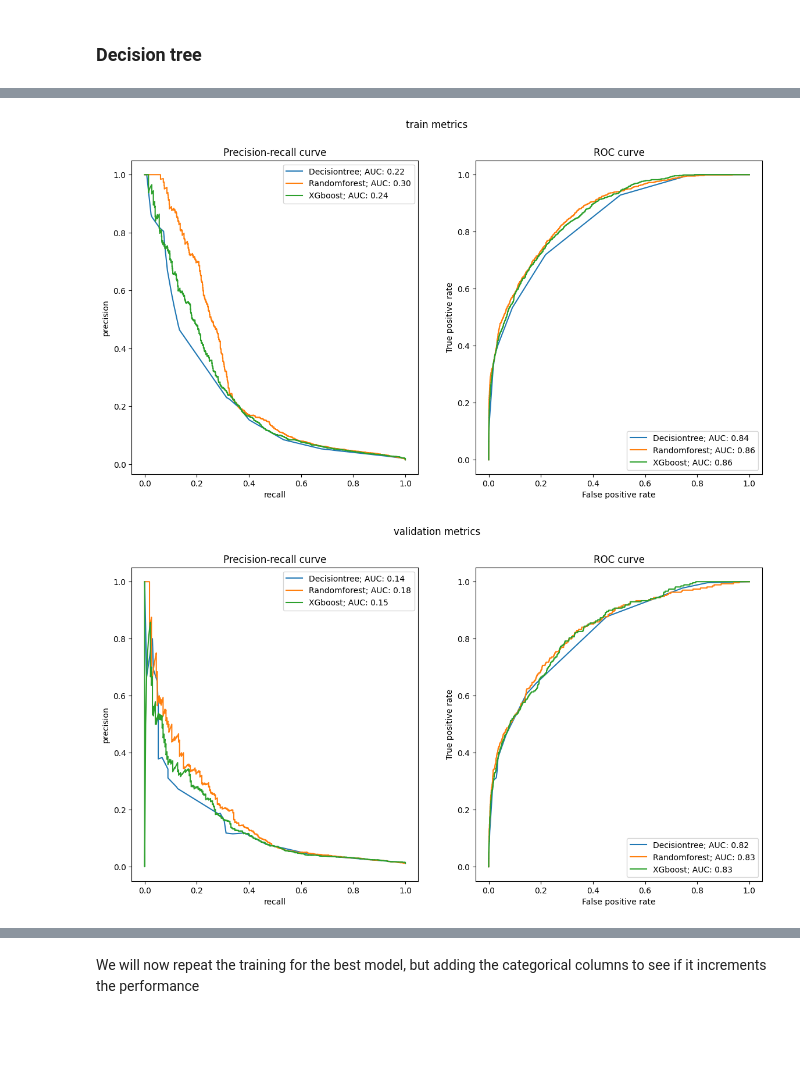
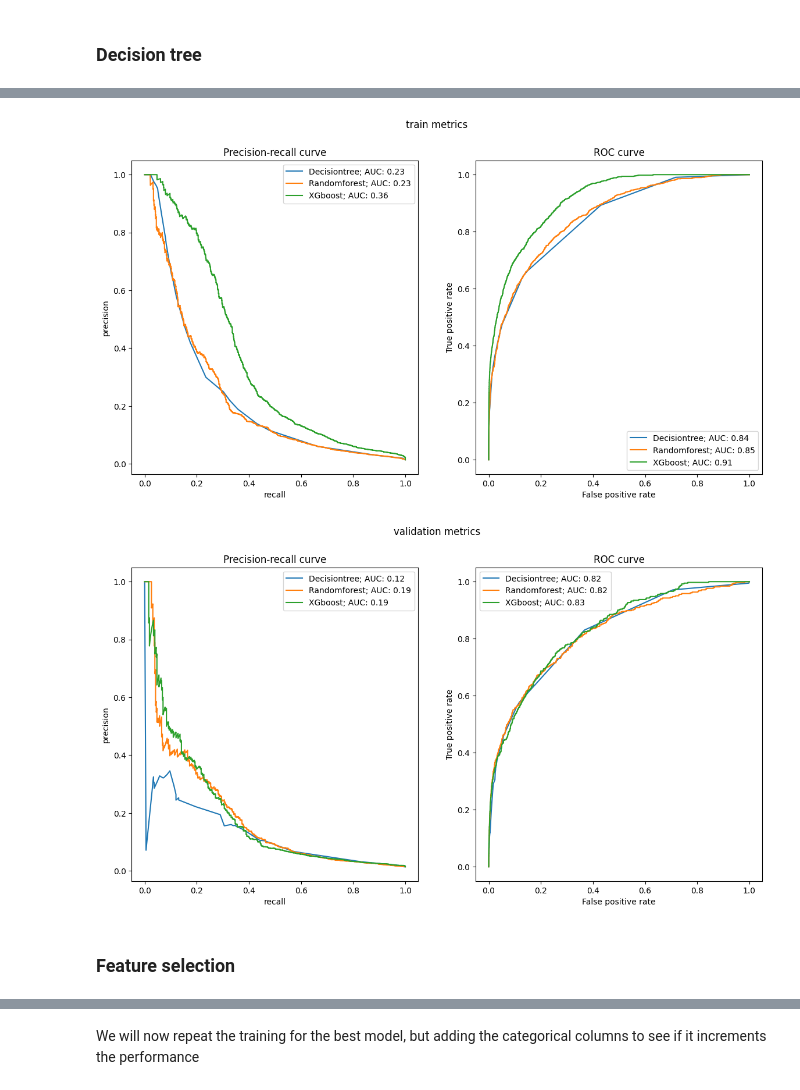
Before and after one commit to Pablomarttinn/zrive-ds, a Jupyter notebook: src/module_4/exploration_nonLinear.ipynb, the cells around one changed output, grey strips where cells are left out. Drawn from its saved outputs; the diff is of its cells as text; code cells hidden in the pictures; blank space fills up the shorter version.

```diff
--- a/src/module_4/exploration_nonLinear.ipynb
+++ b/src/module_4/exploration_nonLinear.ipynb
@@ -128,4 +128,9 @@ Data columns (total 27 columns):
 dtypes: datetime64[ns](1), float64(19), int64(4), object(3)
 memory usage: 462.3+ MB
 # %%
-df_selected = df_selected.sample(n=100000, random_state = 42)
+orders = df_selected.order_id.drop_duplicates()
+order_sampled = orders.sample(150,random_state=42)
+
+df_sampled = df_selected[df_selected.order_id.isin(order_sampled)]
+
+df_sampled.shape
@@ -169,5 +176,7 @@ Text(0.5, 1.0, 'Daily_orders')
 # %% [markdown]
 As showed in previous explorations, the purchase behaviour changes over time, giving us another reason apart from the temporal nature of the data to perform a time split, as we can not assume that the puchase behaviour in the future will remain the same, and the model must be subjected to that uncertainity too
+# %%
+df_selected = df_sampled
 # %%
 cumsum_daily_orders = daily_orders.cumsum()/daily_orders.sum()
 
@@ -340,32 +349,38 @@ models = {
     'Decisiontree': DecisionTreeClassifier(random_state=42),
     'Randomforest': RandomForestClassifier(random_state=42),
     'XGboost': XGBClassifier(random_state=42, eval_metric="logloss")
     }
 
 tscv = TimeSeriesSplit(n_splits=5)
 
 results = {}
 
 for name,model in models.items():
 
     grid = GridSearchCV(
         model,
         param_grid = param_grids[name],
         cv = tscv,
         scoring='average_precision',
         n_jobs=-1
     )
 
     grid.fit(X_train[training_cols],y_train)
     results[name] = grid.best_estimator_
 
     best_model = grid.best_estimator_
 
     y_pred = best_model.predict_proba(X_train[training_cols])[:,1]
     plot_metrics(name,y_pred,y_train,figure=(fig1,ax1))
 
     y_pred = best_model.predict_proba(X_val[training_cols])[:,1]
     plot_metrics(name,y_pred,y_val,figure = (fig2,ax2))
+
+
+y_pred = lr.predict_proba(X_val[training_cols])[:,1]
+plot_metrics('ridge_model',y_pred,y_val, figure=(fig2,ax2))
 # %% [output]
-[figure, old version]
+[figure, new version]
-[figure, old version]
+[figure, new version]
+# %% [markdown]
+### Feature selection
```
Also changed, not shown: parts of 19 cells of this notebook, 1 other file.
